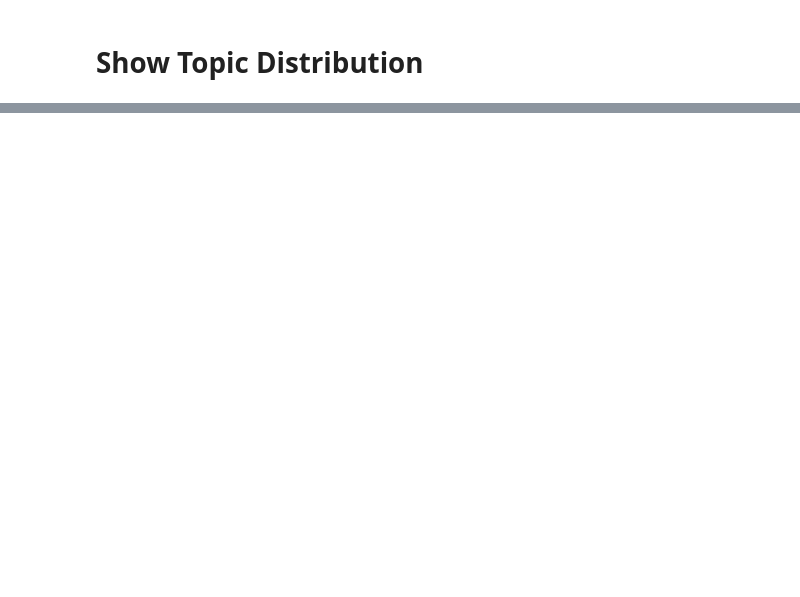
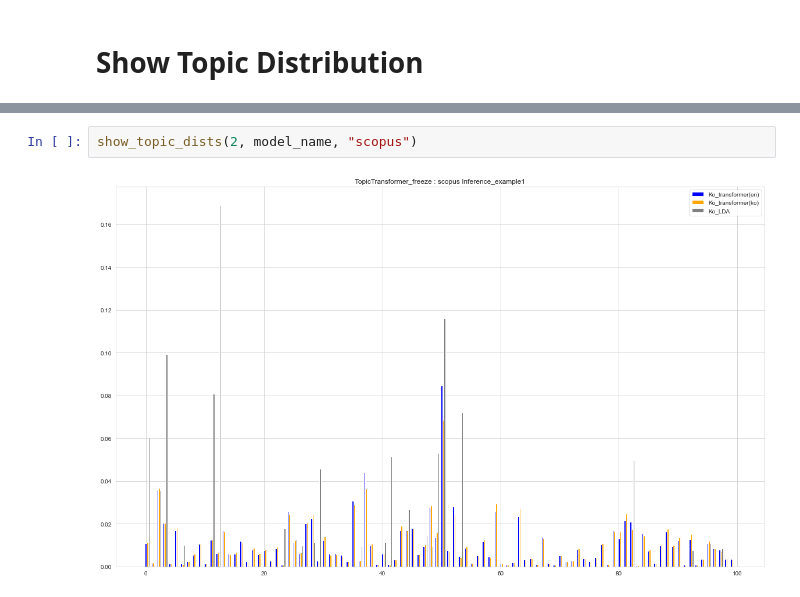
Before and after one commit to raqoon886/SSL_KISDI, a Jupyter notebook: notebooks/evaluate_ntis.ipynb, the cells around one changed output, grey strips where cells are left out. Drawn from its saved outputs; the diff is of its cells as text; blank space fills up the shorter version.

```diff
--- a/notebooks/evaluate_ntis.ipynb
+++ b/notebooks/evaluate_ntis.ipynb
@@ -242,0 +281,4 @@ show_topic_dists(0, "TopicTransformer_TEHead : NTIS Inference_example3")
+# %%
+show_topic_dists(2, model_name, "scopus")
+# %% [output]
+[figure, added]
```
Also changed, not shown: parts of 36 cells of this notebook.
